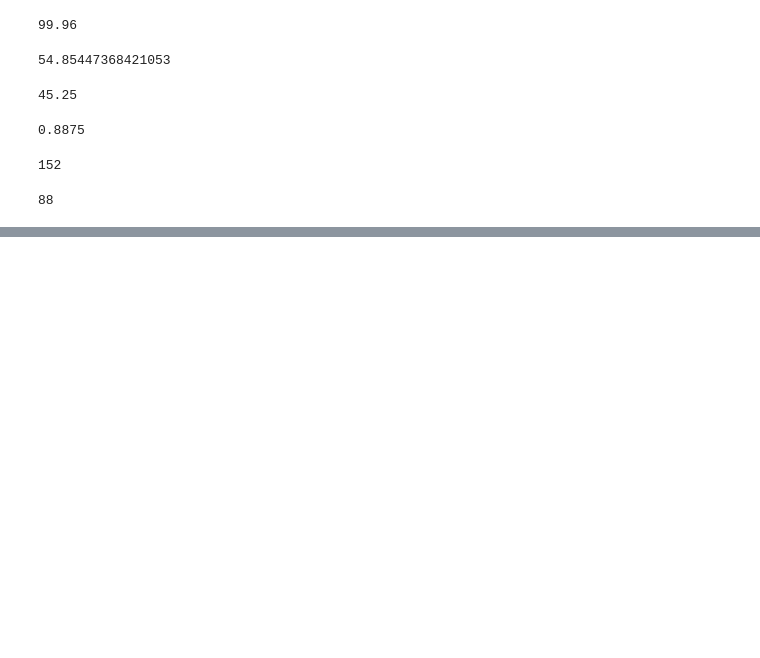
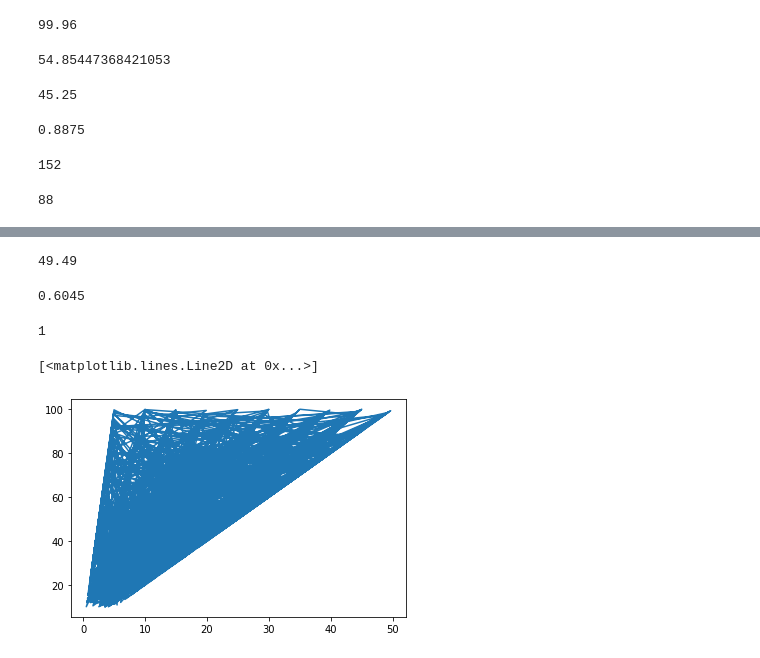
Before and after one commit to Atimangojackline/Business-analytics-with-python, a Jupyter notebook: Supermarket_sale5.ipynb, the cells around one changed output, grey strips where cells are left out. Cells and saved outputs as stored; diff of their text form; code cells hidden in the pictures; blank space fills up the shorter version.

```diff
--- a/Supermarket_sale5.ipynb
+++ b/Supermarket_sale5.ipynb
@@ -222,0 +273,14 @@ df.loc[(df['Productline']=='Electronic and accessories') & (df['Gender']=='Femal
+# %%
+df.loc[df['City']=='Yangon'].gross_iincome.max()
+# %% [output]
+49.49
+# %%
+df.loc[df['City']=='Yangon'].gross_iincome.min()
+# %% [output]
+0.6045
+# %%
+y=df.loc[df['City']=='Yangon']
+x=y.groupby('Productline').min()
+print(y['Quantity'].min())
+# %% [output]
+1
@@ -222,0 +289,5 @@ df.loc[(df['Productline']=='Electronic and accessories') & (df['Gender']=='Femal
+# %%
+plt.plot(df["Tax"],df["Unitprice"])
+# %% [output]
+[<matplotlib.lines.Line2D at 0x...>]
+[figure, added]
```
Also changed, not shown: parts of 19 cells of this notebook.
